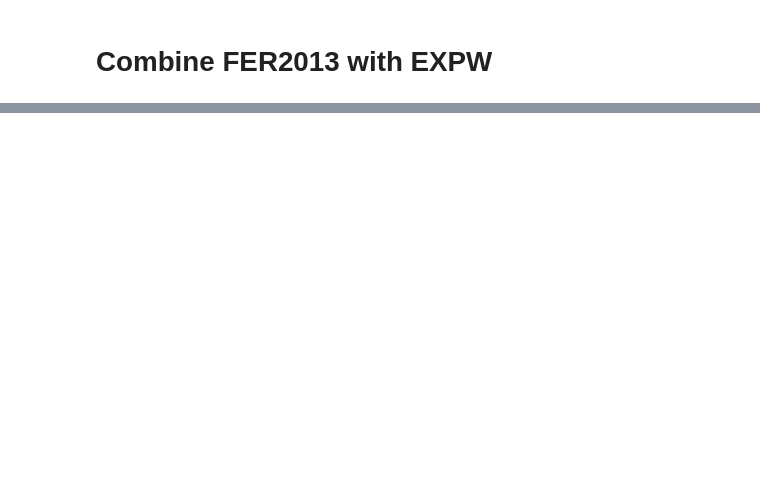
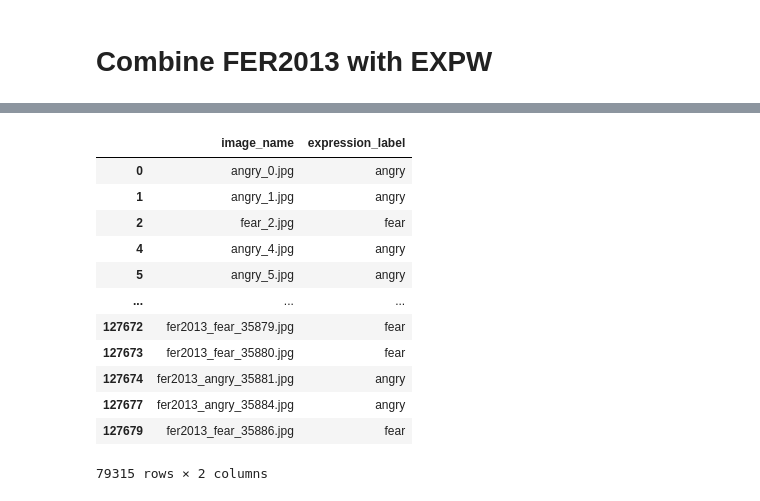
Before and after one commit to DSPRO2-Group-9/emotion_recognition, a Jupyter notebook: notebook/processing/combine_fer2013_expw.ipynb, the cells around one changed output, grey strips where cells are left out. Drawn from its saved outputs; the diff is of its cells as text; code cells hidden in the pictures; blank space fills up the shorter version.

Commit message:
Adds combination and undersampling of dataset fer2013 and expw

```diff
--- a/notebook/processing/combine_fer2013_expw.ipynb
+++ b/notebook/processing/combine_fer2013_expw.ipynb
@@ -57,3 +69,9 @@ for index, row in fer2013_df.iterrows():
     cv2.imwrite(os.path.join(processed_folder_path, row["image_name"]),image_data)
 # %% [markdown]
 # Combine FER2013 with EXPW
+# %%
+expw_label_path = "../../data/processed/expw/new_label.csv"
+
+expw_label_df = pd.read_csv(expw_label_path, index_col=False)
+
+expw_label_df.head()
@@ -59,0 +85,4 @@ for index, row in fer2013_df.iterrows():
+# %%
+fer2013_label_df = fer2013_df.drop(columns="pixels")
+
+fer2013_label_df.head()
@@ -59,0 +96,4 @@ for index, row in fer2013_df.iterrows():
+# %%
+combined_df = pd.concat([expw_label_df, fer2013_label_df], ignore_index=True)
+
+combined_df.head()
@@ -59,0 +145,21 @@ for index, row in fer2013_df.iterrows():
+# %%
+happy_rows_to_drop = combined_df[combined_df["expression_label"] == "happy"].sample(frac=0.6, random_state=42)
+neutral_rows_to_drop = combined_df[combined_df["expression_label"] == "neutral"].sample(frac=0.6, random_state=42)
+# %%
+undersampled_df = combined_df.drop(happy_rows_to_drop.index)
+undersampled_df = undersampled_df.drop(neutral_rows_to_drop.index)
+undersampled_df
+# %% [output]
+|  | image_name | expression_label |
+| 0 | angry_0.jpg | angry |
+| 1 | angry_1.jpg | angry |
+| 2 | fear_2.jpg | fear |
+| 4 | angry_4.jpg | angry |
+| 5 | angry_5.jpg | angry |
+| ... | ... | ... |
+| 127672 | fer2013_fear_35879.jpg | fear |
+| 127673 | fer2013_fear_35880.jpg | fear |
+| 127674 | fer2013_angry_35881.jpg | angry |
+| 127677 | fer2013_angry_35884.jpg | angry |
+| 127679 | fer2013_fear_35886.jpg | fear |
+79315 rows × 2 columns
```
Also changed, not shown: parts of 14 cells of this notebook, 3 other files.
